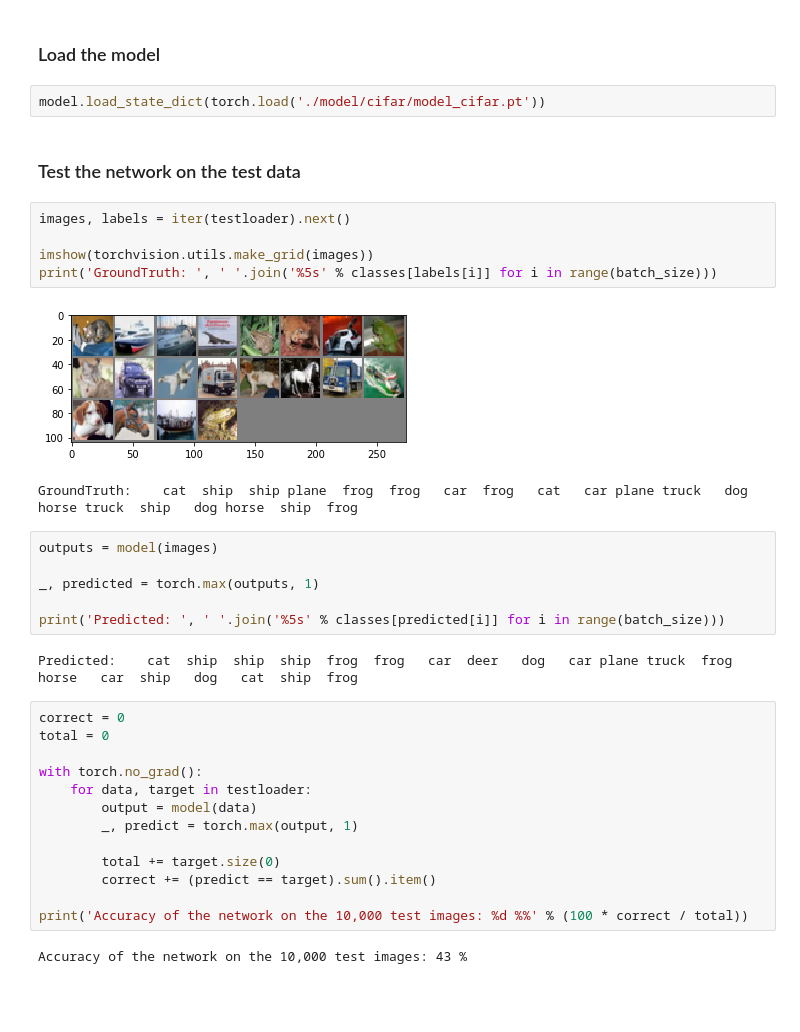
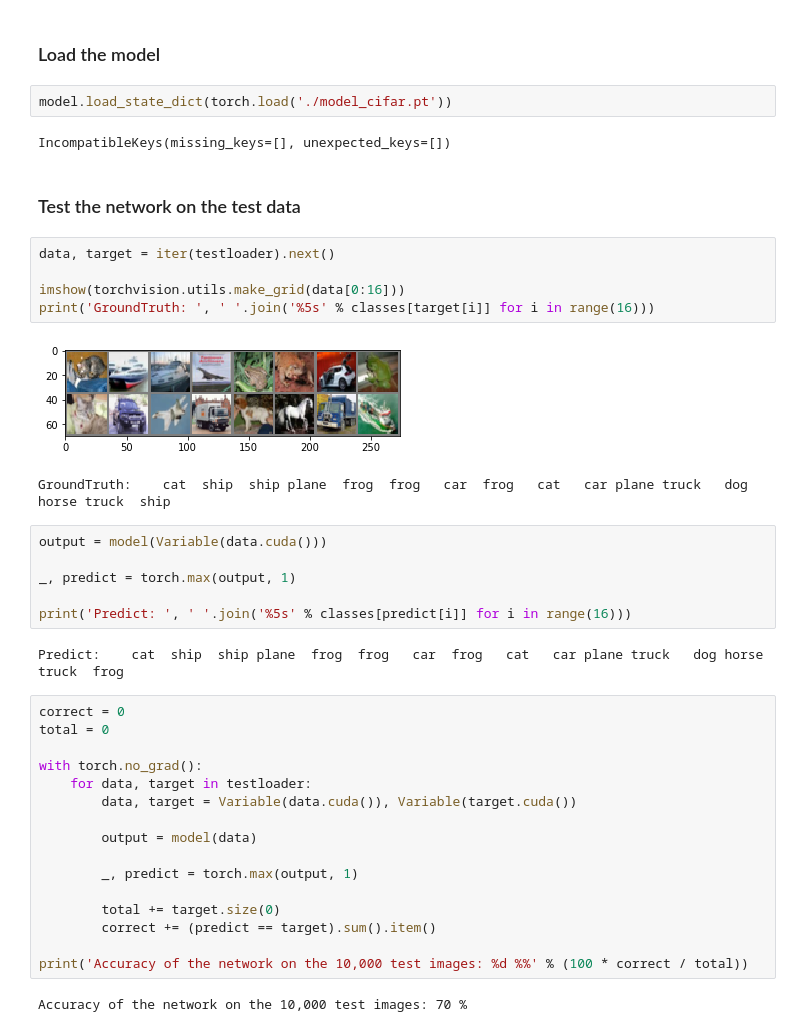
Before and after one commit to kevin-kr/pytorch, a Jupyter notebook: 04. Convolutional Neural Nets.ipynb, the cells around one changed output. Cells and saved outputs as stored; diff of their text form; blank space fills up the shorter version.

```diff
--- a/04. Convolutional Neural Nets.ipynb
+++ b/04. Convolutional Neural Nets.ipynb
@@ -186,32 +203,37 @@ for epoch in range(epochs):
 # %% [markdown]
 ### Load the model
 # %%
-model.load_state_dict(torch.load('./model/cifar/model_cifar.pt'))
+model.load_state_dict(torch.load('./model_cifar.pt'))
+# %% [output]
+IncompatibleKeys(missing_keys=[], unexpected_keys=[])
 # %% [markdown]
 ### Test the network on the test data
 # %%
-images, labels = iter(testloader).next()
+data, target = iter(testloader).next()
 
-imshow(torchvision.utils.make_grid(images))
-print('GroundTruth: ', ' '.join('%5s' % classes[labels[i]] for i in range(batch_size)))
+imshow(torchvision.utils.make_grid(data[0:16]))
+print('GroundTruth: ', ' '.join('%5s' % classes[target[i]] for i in range(16)))
 # %% [output]
-[figure, old version]
+[figure, new version]
-GroundTruth:    cat  ship  ship plane  frog  frog   car  frog   cat   car plane truck   dog horse truck  ship   dog horse  ship  frog
+GroundTruth:    cat  ship  ship plane  frog  frog   car  frog   cat   car plane truck   dog horse truck  ship
 # %%
-outputs = model(images)
+output = model(Variable(data.cuda()))
 
-_, predicted = torch.max(outputs, 1)
+_, predict = torch.max(output, 1)
 
-print('Predicted: ', ' '.join('%5s' % classes[predicted[i]] for i in range(batch_size)))
+print('Predict: ', ' '.join('%5s' % classes[predict[i]] for i in range(16)))
 # %% [output]
-Predicted:    cat  ship  ship  ship  frog  frog   car  deer   dog   car plane truck  frog horse   car  ship   dog   cat  ship  frog
+Predict:    cat  ship  ship plane  frog  frog   car  frog   cat   car plane truck   dog horse truck  frog
 # %%
 correct = 0
 total = 0
 
 with torch.no_grad():
     for data, target in testloader:
+        data, target = Variable(data.cuda()), Variable(target.cuda())
+
         output = model(data)
+
         _, predict = torch.max(output, 1)
 
         total += target.size(0)
@@ -219,7 +241,7 @@ with torch.no_grad():
 
 print('Accuracy of the network on the 10,000 test images: %d %%' % (100 * correct / total))
 # %% [output]
-Accuracy of the network on the 10,000 test images: 43 %
+Accuracy of the network on the 10,000 test images: 70 %
 # %%
 class_correct = list(0. for i in range(10))
 class_total = list(0. for i in range(10))
```
Also changed, not shown: parts of 6 cells of this notebook.
